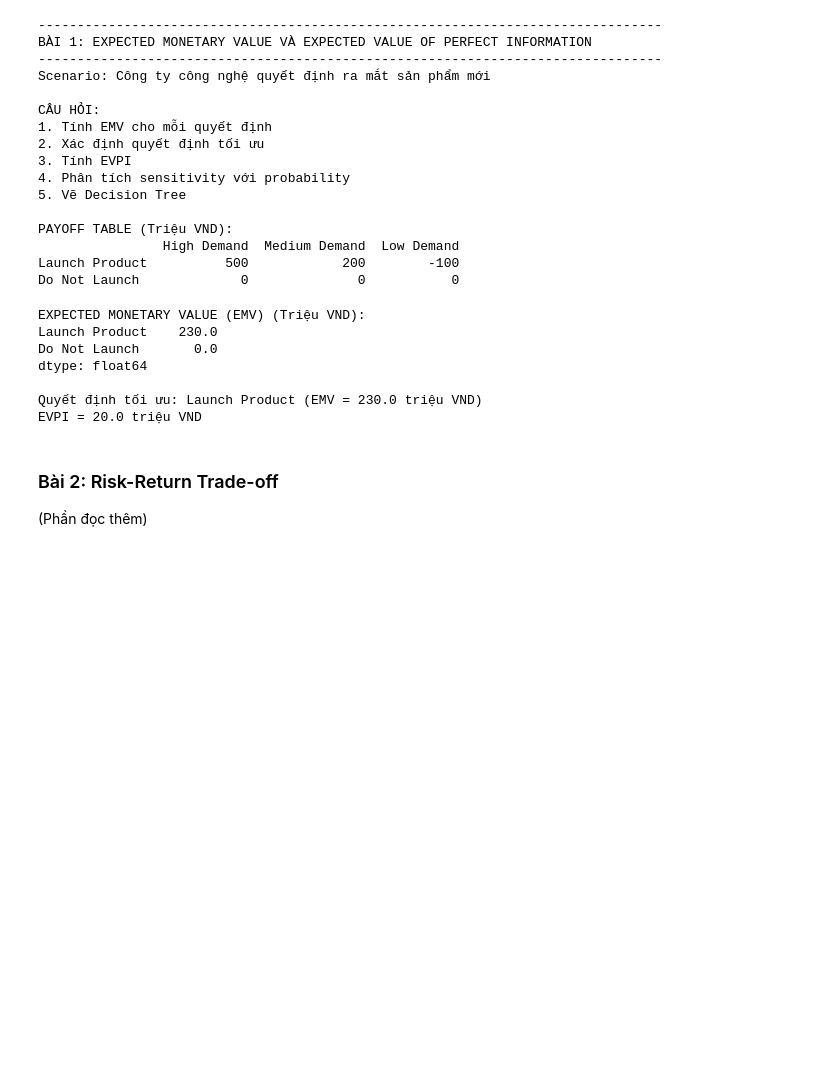
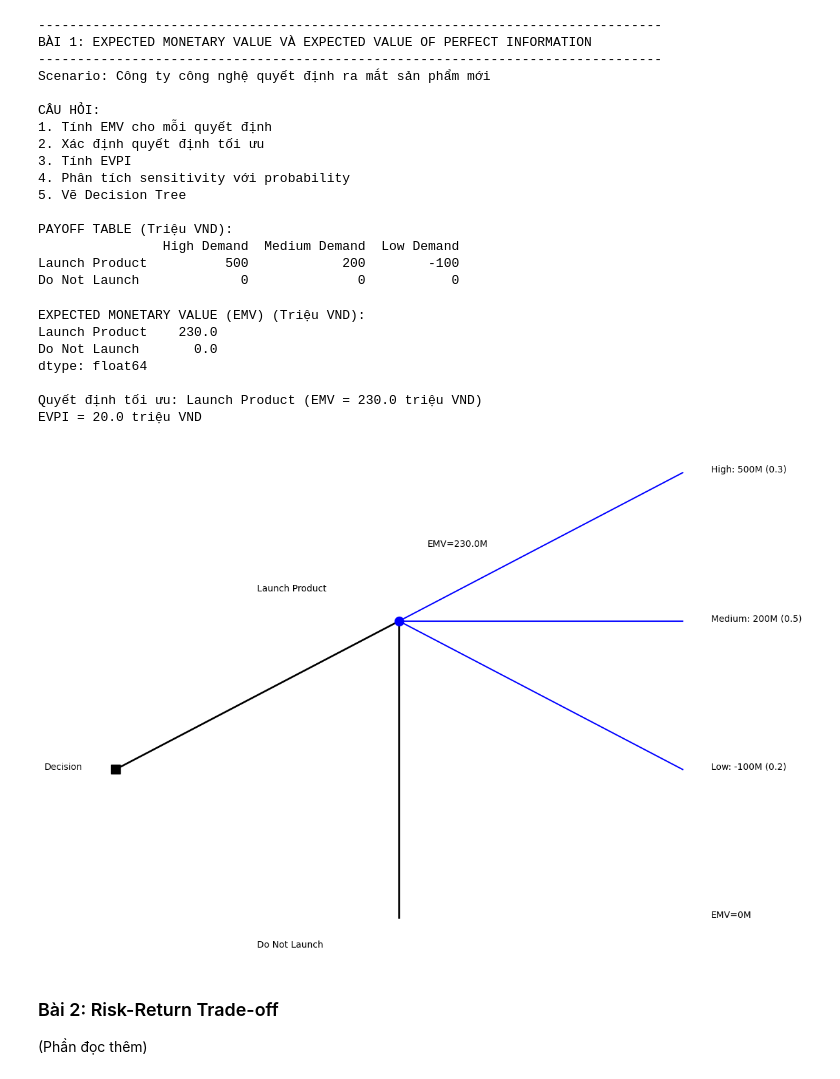
Before and after one commit to tranthikimngan2005/PTDL, a Jupyter notebook: ptdl_lab06_practice.ipynb, the cells around one changed output. Saved outputs shown, nothing was run; the diff lists cells and outputs as text; code cells hidden in the pictures; blank space fills up the shorter version.

```diff
--- a/ptdl_lab06_practice.ipynb
+++ b/ptdl_lab06_practice.ipynb
@@ -129,6 +129,32 @@ dtype: float64
 
 Quyết định tối ưu: Launch Product (EMV = 230.0 triệu VND)
 EVPI = 20.0 triệu VND
+# %%
+# 5. Decision Tree
+fig, ax = plt.subplots(figsize=(12, 8))
+ax.plot(0, 0, 'ks', ms=10)  # Decision node
+ax.plot([0, 2, 2], [0, 1, -1], 'k-', lw=2)  # Decision branches
+ax.plot(2, 1, 'bo', ms=10)  # Chance node
+for i, y in enumerate([2, 1, 0]): ax.plot([2, 4], [1, y], 'b-', lw=1.5)  # Chance branches
+
+# Labels
+labels = [
+    (-0.5, 0, 'Decision'),
+    (1, 1.2, 'Launch Product'),
+    (1, -1.2, 'Do Not Launch'),
+    (2.2, 1.5, f'EMV={emv["Launch Product"]}M'),
+    (4.2, 2, 'High: 500M (0.3)'),
+    (4.2, 1, 'Medium: 200M (0.5)'),
+    (4.2, 0, 'Low: -100M (0.2)'),
+    (4.2, -1, 'EMV=0M')
+]
+for x, y, txt in labels: ax.text(x, y, txt, fontsize=10)
+
+ax.axis('off')
+plt.tight_layout()
+plt.show()
+# %% [output]
+[figure, added]
 # %% [markdown]
 ### Bài 2: Risk-Return Trade-off
 
```
Also changed, not shown: parts of 8 cells of this notebook, 1 other file.
